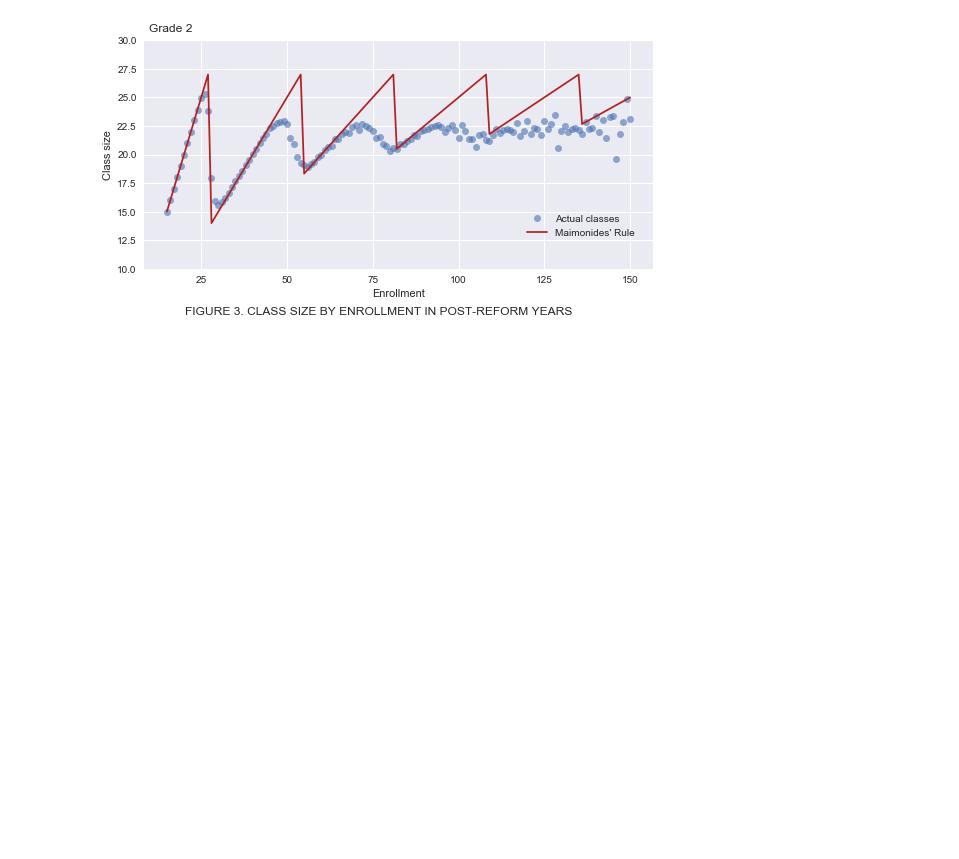
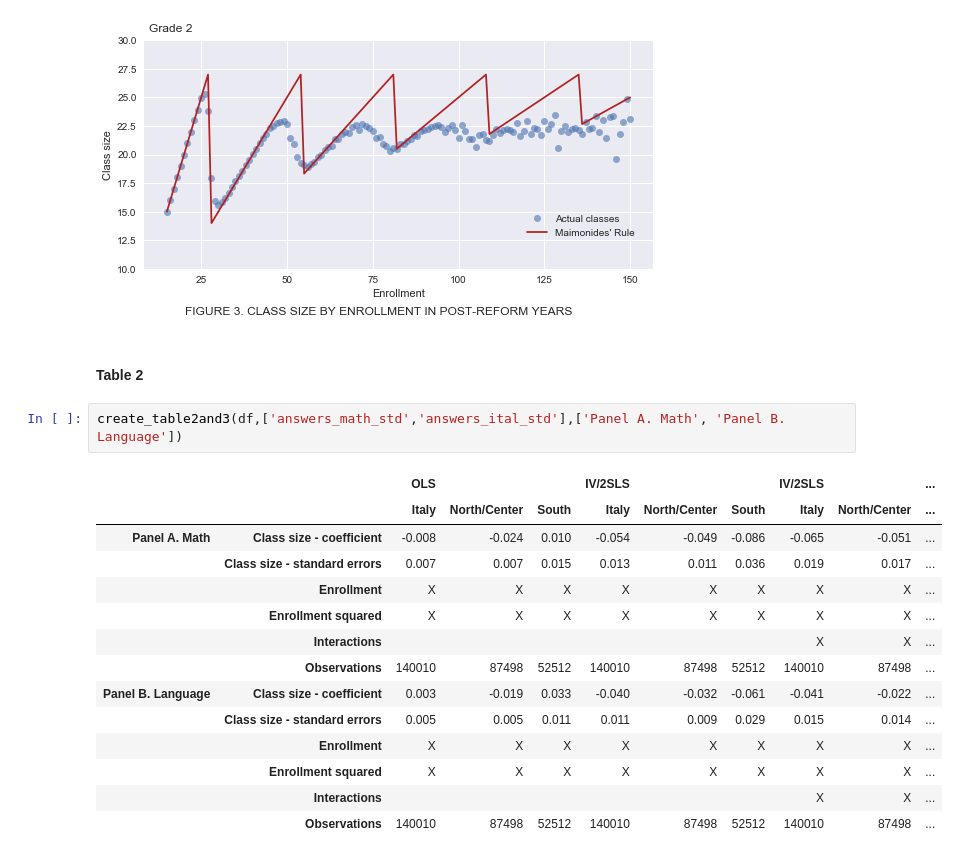
Before and after one commit to FedericoAlexanderRizzuto/microeconometrics-course-project-FedericoAlexanderRizzuto, a Jupyter notebook: project.ipynb, the cells around one changed output. Saved outputs shown, nothing was run; the diff lists cells and outputs as text; blank space fills up the shorter version.

Commit message:
Table 2 and 3

```diff
--- a/project.ipynb
+++ b/project.ipynb
@@ -94,3 +95,22 @@ create_fig2(df)
 create_fig3(df)
 # %% [output]
 [figure]
+# %% [markdown]
+#### Table 2
+# %%
+create_table2and3(df,['answers_math_std','answers_ital_std'],['Panel A. Math', 'Panel B. Language'])
+# %% [output]
+|  |  | OLS |  |  | IV/2SLS |  |  | IV/2SLS |  | ... |
+|  |  | Italy | North/Center | South | Italy | North/Center | South | Italy | North/Center | ... |
+| Panel A. Math | Class size - coefficient | -0.008 | -0.024 | 0.010 | -0.054 | -0.049 | -0.086 | -0.065 | -0.051 | ... |
+|  | Class size - standard errors | 0.007 | 0.007 | 0.015 | 0.013 | 0.011 | 0.036 | 0.019 | 0.017 | ... |
+|  | Enrollment | X | X | X | X | X | X | X | X | ... |
+|  | Enrollment squared | X | X | X | X | X | X | X | X | ... |
+|  | Interactions |  |  |  |  |  |  | X | X | ... |
+|  | Observations | 140010 | 87498 | 52512 | 140010 | 87498 | 52512 | 140010 | 87498 | ... |
+| Panel B. Language | Class size - coefficient | 0.003 | -0.019 | 0.033 | -0.040 | -0.032 | -0.061 | -0.041 | -0.022 | ... |
+|  | Class size - standard errors | 0.005 | 0.005 | 0.011 | 0.011 | 0.009 | 0.029 | 0.015 | 0.014 | ... |
+|  | Enrollment | X | X | X | X | X | X | X | X | ... |
+|  | Enrollment squared | X | X | X | X | X | X | X | X | ... |
+|  | Interactions |  |  |  |  |  |  | X | X | ... |
+|  | Observations | 140010 | 87498 | 52512 | 140010 | 87498 | 52512 | 140010 | 87498 | ... |
```
Also changed, not shown: parts of 4 cells of this notebook, 4 other files.
